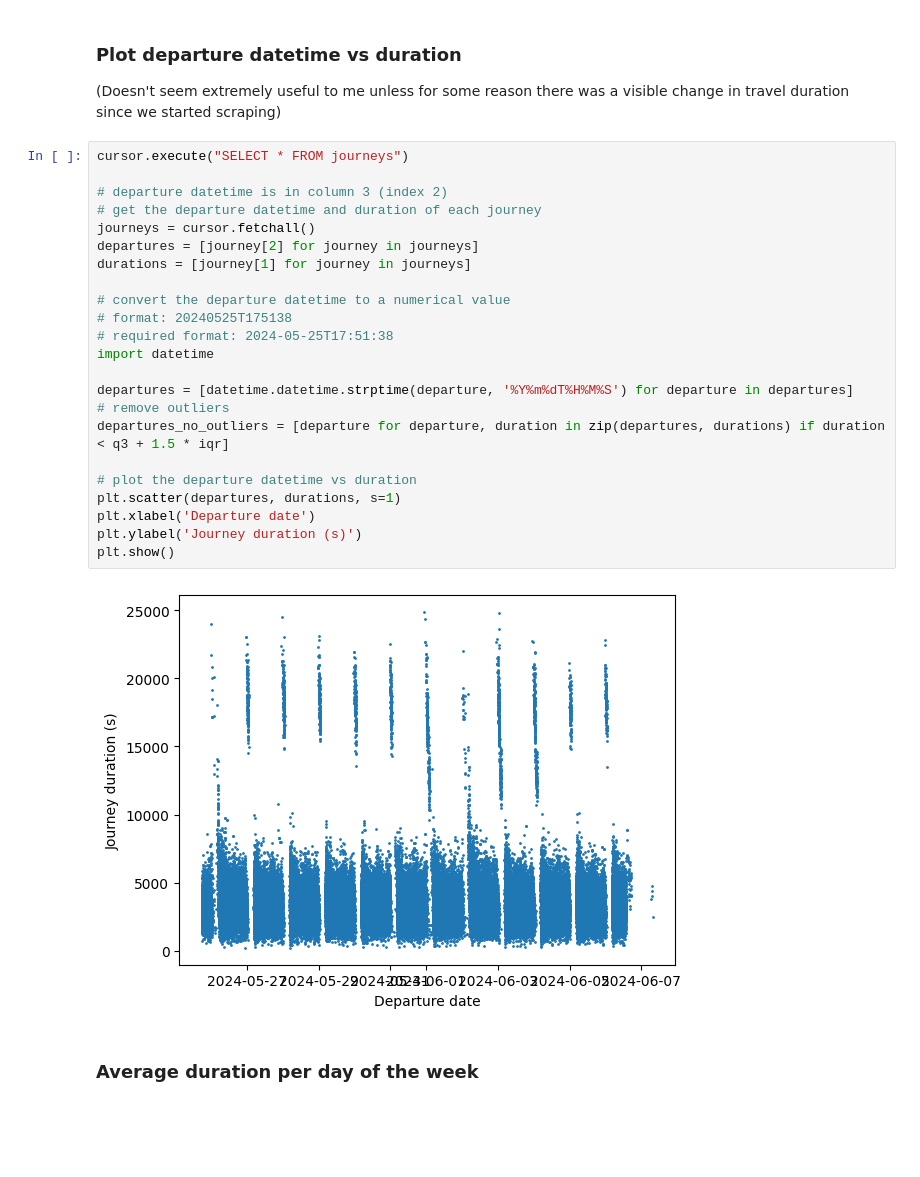
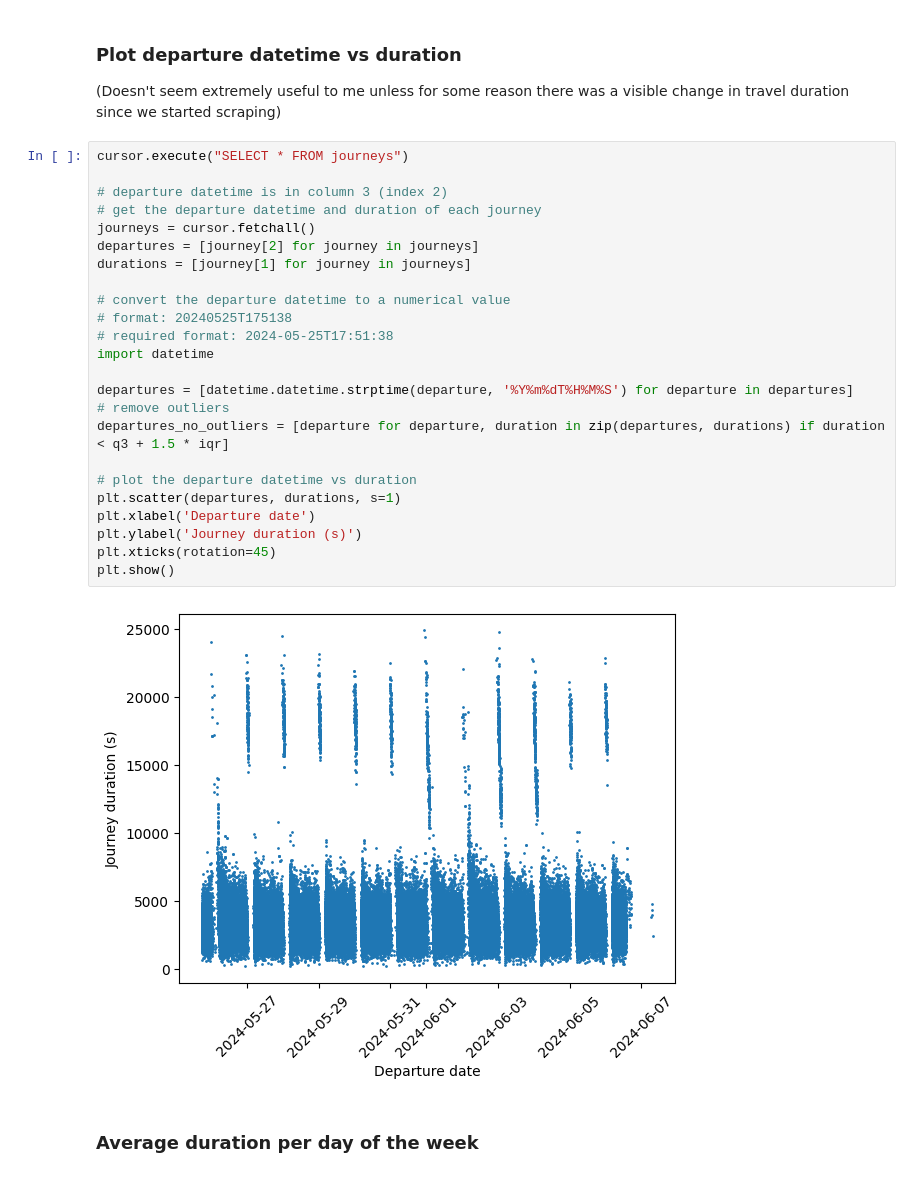
Before and after one commit to AldenCutler/LyonE24, a Jupyter notebook: stats-graphs/journeys.ipynb, the cells around one changed output. Drawn from its saved outputs; the diff is of its cells as text; blank space fills up the shorter version.

Commit message:
update journeys graphs

```diff
--- a/stats-graphs/journeys.ipynb
+++ b/stats-graphs/journeys.ipynb
@@ -106,28 +106,29 @@ Percentage of outliers: 2.475 %
 # %%
 cursor.execute("SELECT * FROM journeys")
 
 # departure datetime is in column 3 (index 2)
 # get the departure datetime and duration of each journey
 journeys = cursor.fetchall()
 departures = [journey[2] for journey in journeys]
 durations = [journey[1] for journey in journeys]
 
 # convert the departure datetime to a numerical value
 # format: 20240525T175138
 # required format: 2024-05-25T17:51:38
 import datetime
 
 departures = [datetime.datetime.strptime(departure, '%Y%m%dT%H%M%S') for departure in departures]
 # remove outliers
 departures_no_outliers = [departure for departure, duration in zip(departures, durations) if duration < q3 + 1.5 * iqr]
 
 # plot the departure datetime vs duration
 plt.scatter(departures, durations, s=1)
 plt.xlabel('Departure date')
 plt.ylabel('Journey duration (s)')
+plt.xticks(rotation=45)
 plt.show()
 # %% [output]
-[figure, old version]
+[figure, new version]
 # %% [markdown]
 ### Average duration per day of the week
 # %%
```
Also changed, not shown: parts of 1 cell of this notebook, 6 other files.
